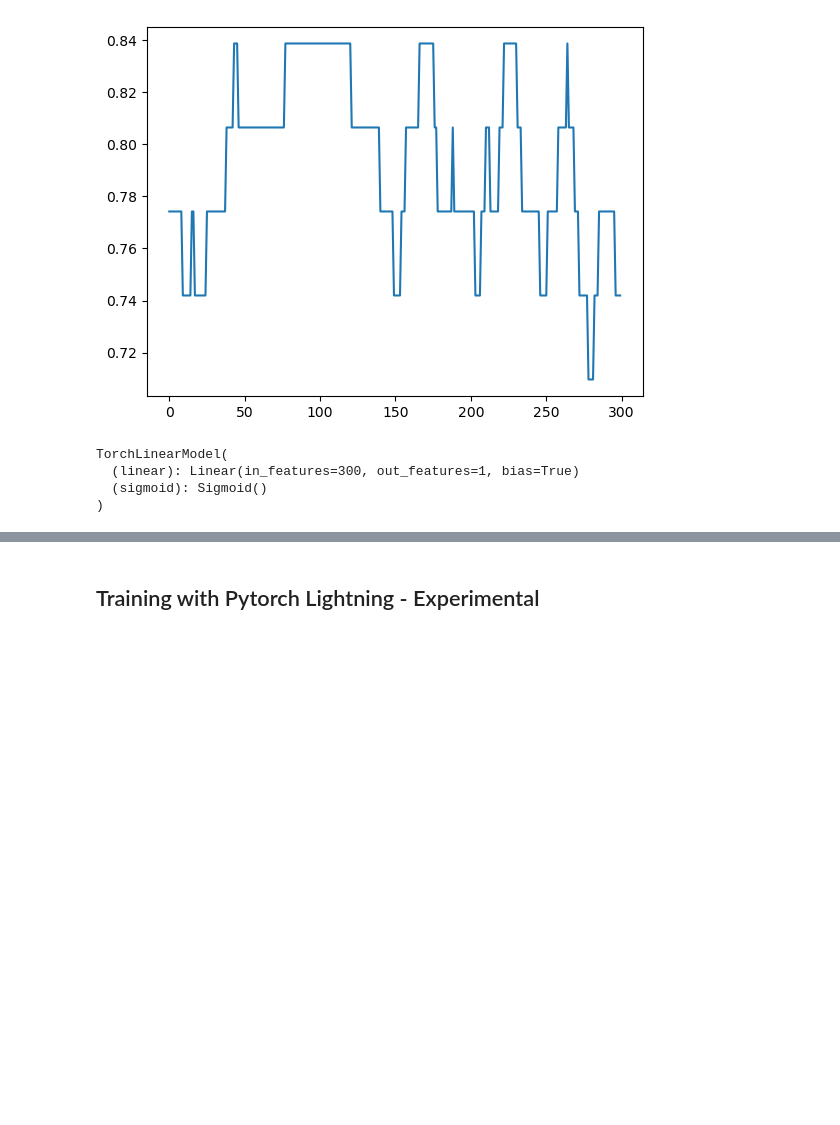
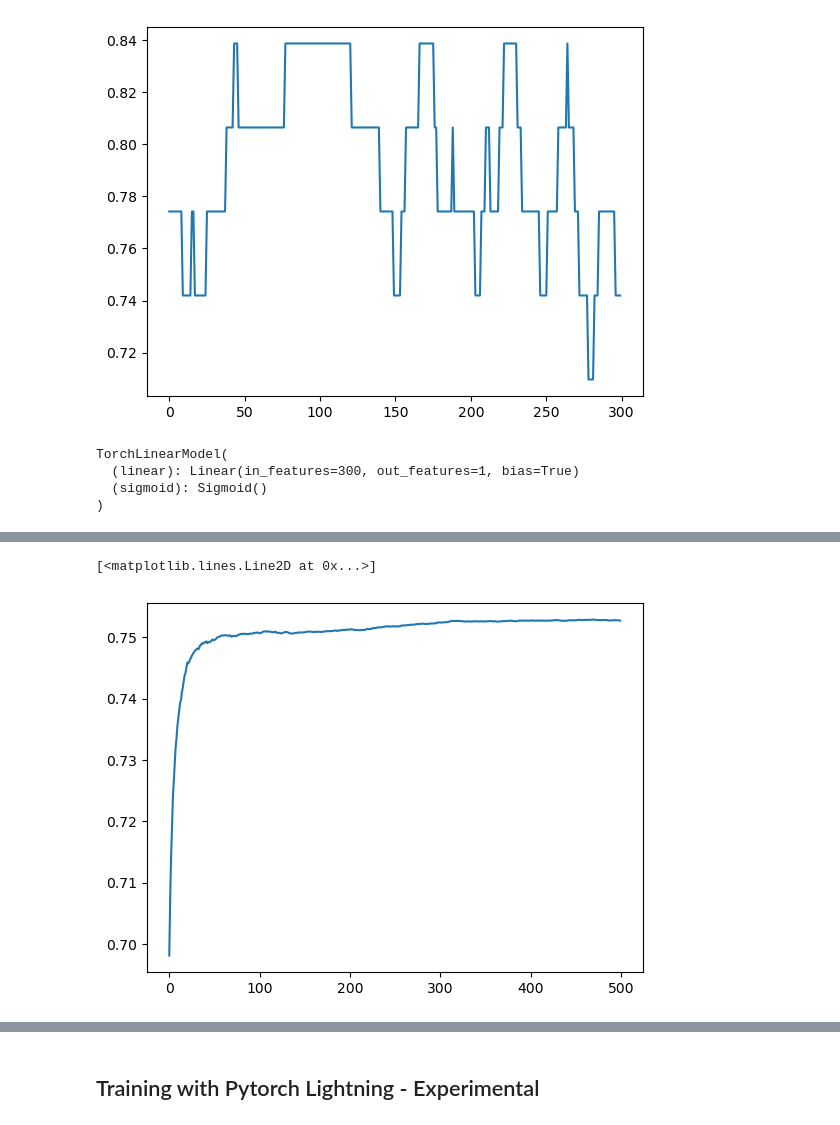
Before and after one commit to khoaguin/PocketHHE, a Jupyter notebook: notebooks/hypnogram.ipynb, the cells around one changed output, grey strips where cells are left out. Saved outputs shown, nothing was run; the diff lists cells and outputs as text; code cells hidden in the pictures; blank space fills up the shorter version.

```diff
--- a/notebooks/hypnogram.ipynb
+++ b/notebooks/hypnogram.ipynb
@@ -303,0 +316,5 @@ KeyboardInterrupt:
+# %%
+plt.plot(train_accuracies_2)
+# %% [output]
+[<matplotlib.lines.Line2D at 0x...>]
+[figure, added]
```
Also changed, not shown: parts of 10 cells of this notebook, 1 other file.
